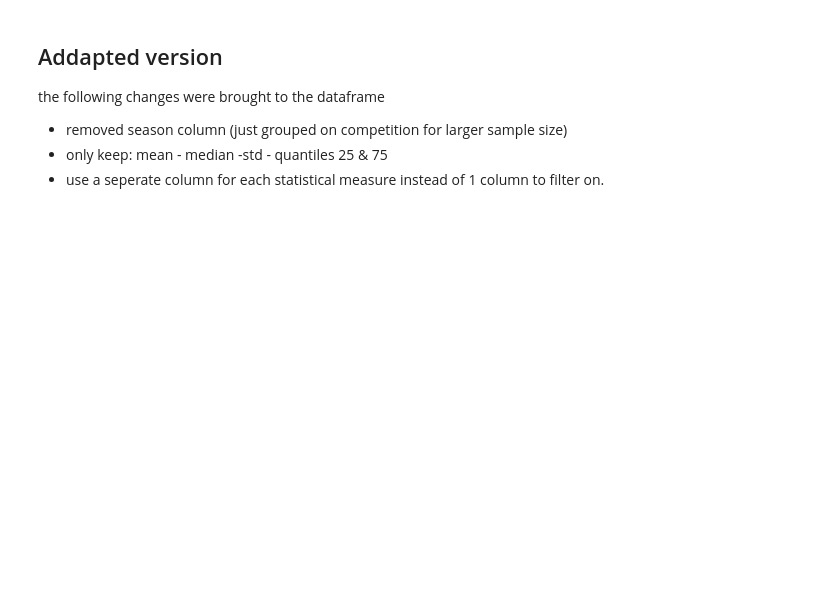
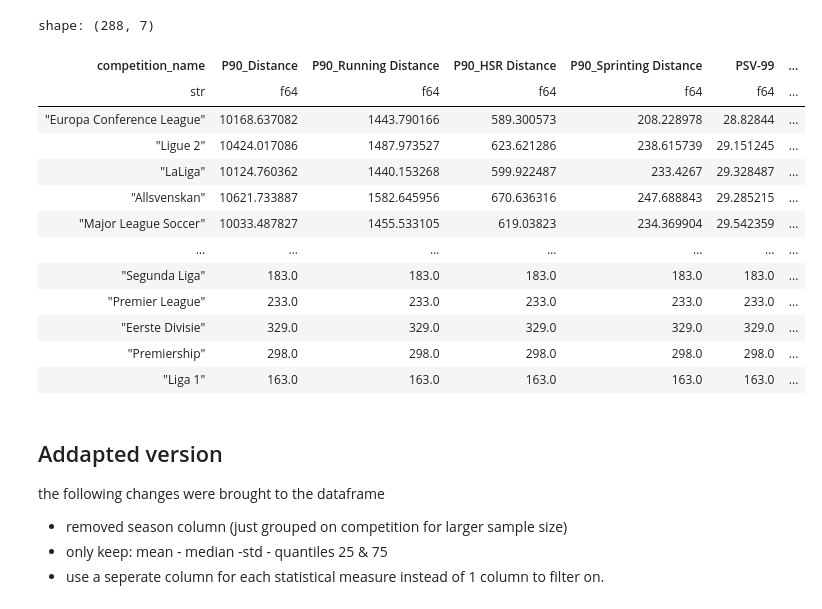
Before and after one commit to ihosten/internship_club_brugge, a Jupyter notebook: start_project/bench_analysis.ipynb, the cells around one changed output. Cells and saved outputs as stored; diff of their text form; code cells hidden in the pictures; blank space fills up the shorter version.

```diff
--- a/start_project/bench_analysis.ipynb
+++ b/start_project/bench_analysis.ipynb
@@ -60,9 +53,6 @@ print(positions)
 # %%
 # defining the columns in the dataframe of which benchmarks have to be created
-values = [
-            'normalised Distance','normalised Running Distance',
-            'normalised HSR Distance','normalised Sprinting Distance',
-            'PSV-99'
-        ]
+test_metrics = ['P90_Distance','P90_Running Distance','P90_HSR Distance',
+               'P90_Sprinting Distance', 'PSV-99']
 # %%
 stats = {
@@ -74 +64,16 @@ stats = {
 }
+# %%
+
+#test
+for position in tqdm(df_subset.select('position').unique('position').to_series().to_list()):
+    result_list = []
+
+    # determine the sample size per competition
+    ss = (df_subset
+        .filter(pl.col("position") == position)
+        .group_by("competition_name")
+        .agg([
+            pl.col("competition_name").len().alias("sample_size")])
+    )
+
+ss
@@ -75,3 +95,40 @@ stats = {
+# %%
+
+#test
+for position in tqdm(df_subset.select('position').unique('position').to_series().to_list()):
+    result_list = []
+
+    for stat_name, stat_expr in stats.items():
+        # Filter for this specific position
+        df_pos = df_subset.filter(pl.col("position") == position)
+
+        result = (
+            df_pos
+            .group_by("competition_name")
+            .agg([stat_expr])
+            .with_columns(pl.lit(stat_name).alias("statistical_measure"))
+        )
+        result_list.append(result)
+
+        # Combine all results in a dataframe to write to a position sheet of the excel
+    df2write = pl.concat(result_list)
+
+df2write
+# %% [output]
+shape: (288, 7)
+| competition_name | P90_Distance | P90_Running Distance | P90_HSR Distance | P90_Sprinting Distance | PSV-99 | ... |
+| str | f64 | f64 | f64 | f64 | f64 | ... |
+| "Europa Conference League" | 10168.637082 | 1443.790166 | 589.300573 | 208.228978 | 28.82844 | ... |
+| "Ligue 2" | 10424.017086 | 1487.973527 | 623.621286 | 238.615739 | 29.151245 | ... |
+| "LaLiga" | 10124.760362 | 1440.153268 | 599.922487 | 233.4267 | 29.328487 | ... |
+| "Allsvenskan" | 10621.733887 | 1582.645956 | 670.636316 | 247.688843 | 29.285215 | ... |
+| "Major League Soccer" | 10033.487827 | 1455.533105 | 619.03823 | 234.369904 | 29.542359 | ... |
+| … | … | … | … | … | … | ... |
+| "Segunda Liga" | 183.0 | 183.0 | 183.0 | 183.0 | 183.0 | ... |
+| "Premier League" | 233.0 | 233.0 | 233.0 | 233.0 | 233.0 | ... |
+| "Eerste Divisie" | 329.0 | 329.0 | 329.0 | 329.0 | 329.0 | ... |
+| "Premiership" | 298.0 | 298.0 | 298.0 | 298.0 | 298.0 | ... |
+| "Liga 1" | 163.0 | 163.0 | 163.0 | 163.0 | 163.0 | ... |
 # %%
 
 #counter = 0
```
Also changed, not shown: parts of 10 cells of this notebook, 1 other file.
